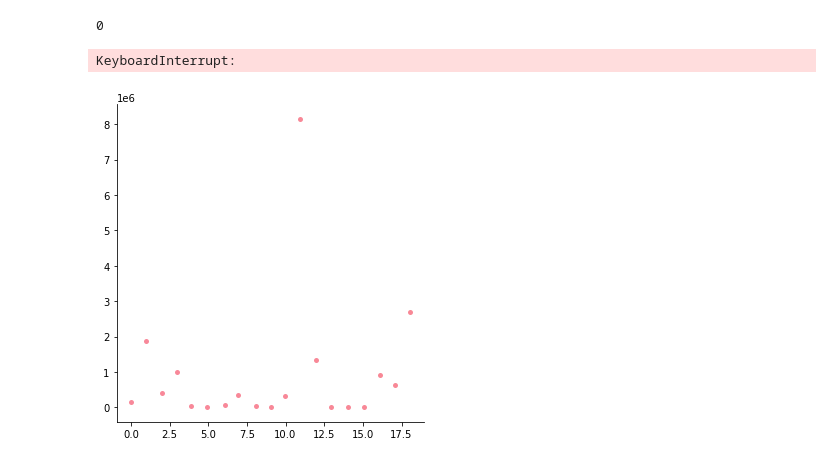
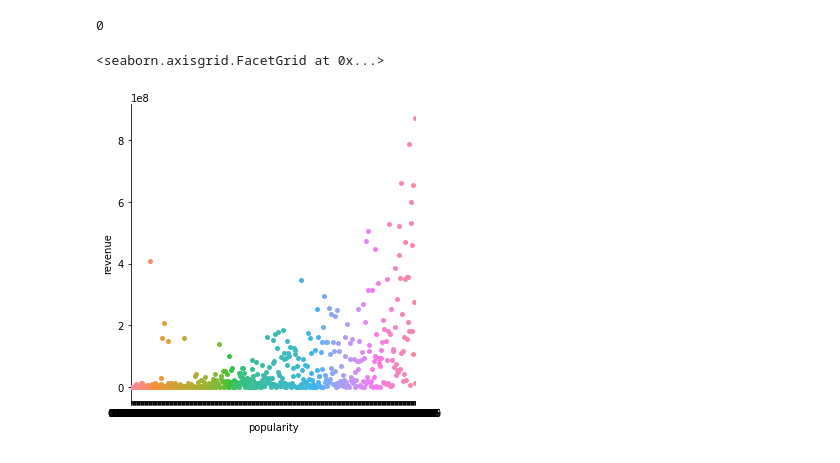
Before and after one commit to mohamedali-sc/TMDB-Box-Office-Prediction, a Jupyter notebook: model.ipynb, the cells around one changed output. Saved outputs shown, nothing was run; the diff lists cells and outputs as text; code cells hidden in the pictures.

```diff
--- a/model.ipynb
+++ b/model.ipynb
@@ -3,9 +3,9 @@ import numpy as np
 import pandas as pd
 import matplotlib.pyplot as plt
 import seaborn as sns
-
-trainData=pd.read_csv('D:\\train.csv')
-testData = pd.read_csv("D:\\test.csv")
+from wordcloud import WordCloud
+trainData=pd.read_csv('train.csv')
+testData = pd.read_csv("test.csv")
 ###############################################
 
 trainData.isnull().sum()
@@ -287,7 +287,7 @@ trainData['popularity'].isnull().sum()
 # %% [output]
 0
 # %%
-sns.catplot(x='popularity',y='revenue',data=trainData)
+sns.catplot(x='popularity',y='revenue',data=trainData[:500])
 # %% [output]
-KeyboardInterrupt:
+<seaborn.axisgrid.FacetGrid at 0x...>
-[figure, old version]
+[figure, new version]
```
Also changed, not shown: parts of 22 cells of this notebook, 1 other file.
